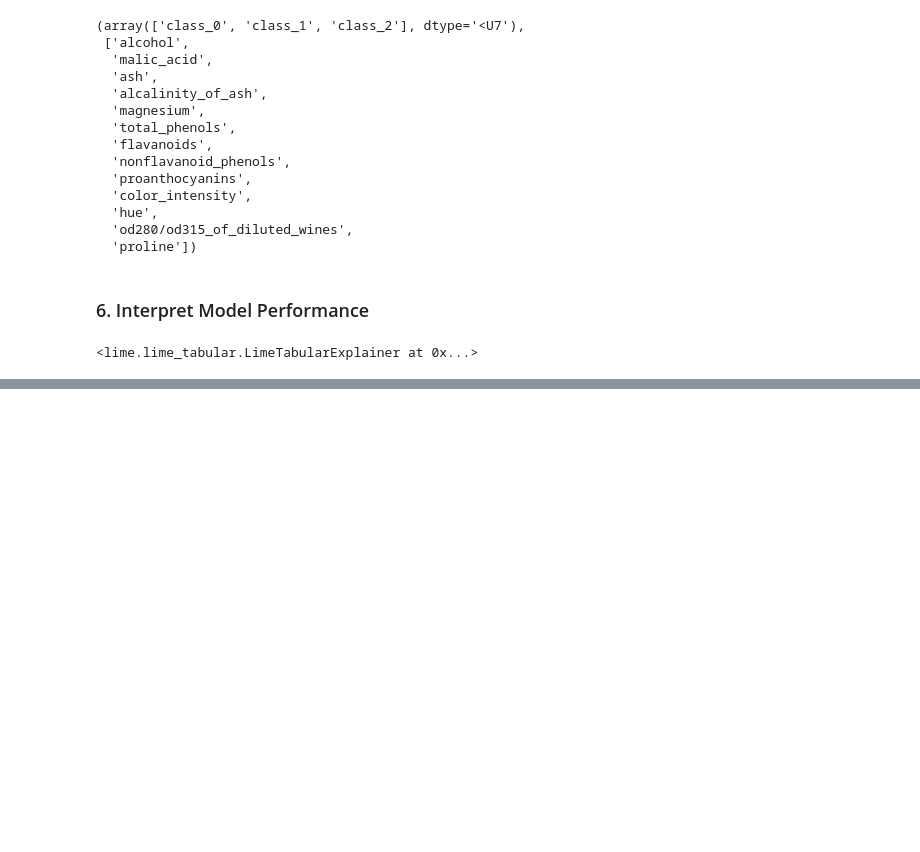
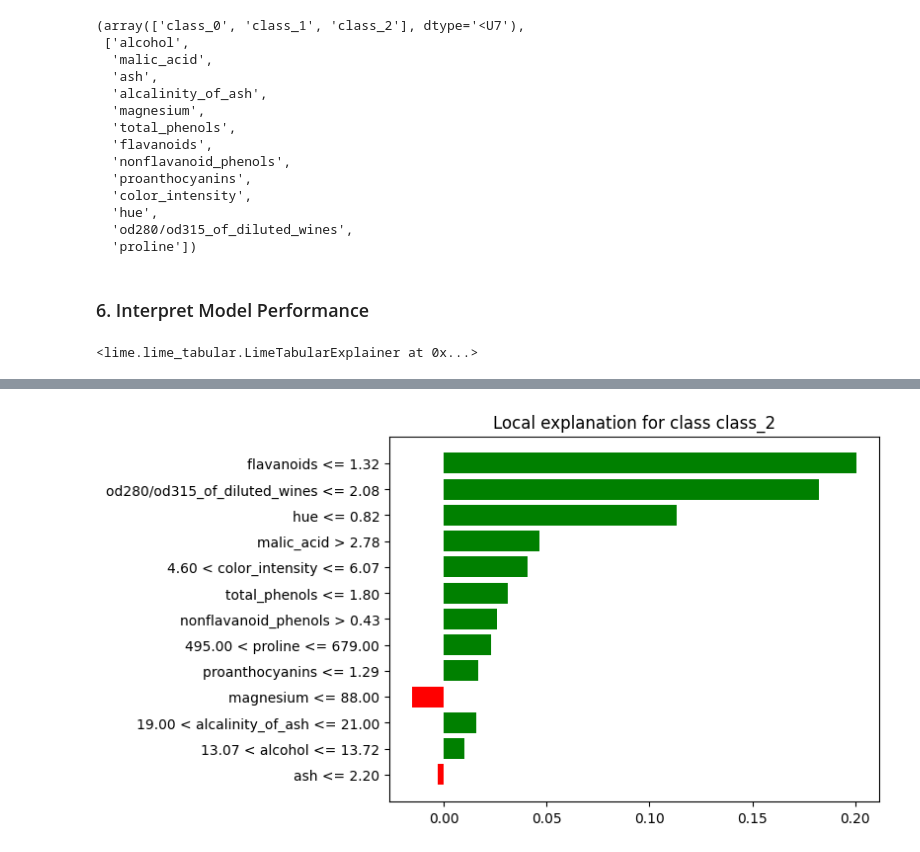
Before and after one commit to param-unik/ML-dashboard, a Jupyter notebook: ML-dashboard.ipynb, the cells around one changed output, grey strips where cells are left out. Saved outputs shown, nothing was run; the diff lists cells and outputs as text; code cells hidden in the pictures; blank space fills up the shorter version.

```diff
--- a/ML-dashboard.ipynb
+++ b/ML-dashboard.ipynb
@@ -164,3 +164,7 @@ explaination = explainer.explain_instance(X_test[0], rf_classif.predict_proba,
 explaination.show_in_notebook()
 # %% [output]
 [interactive output not drawn]
+# %%
+fig = explaination.as_pyplot_figure(label=2)
+# %% [output]
+[figure, added]
```
Also changed, not shown: parts of 2 cells of this notebook, 1 other file.
